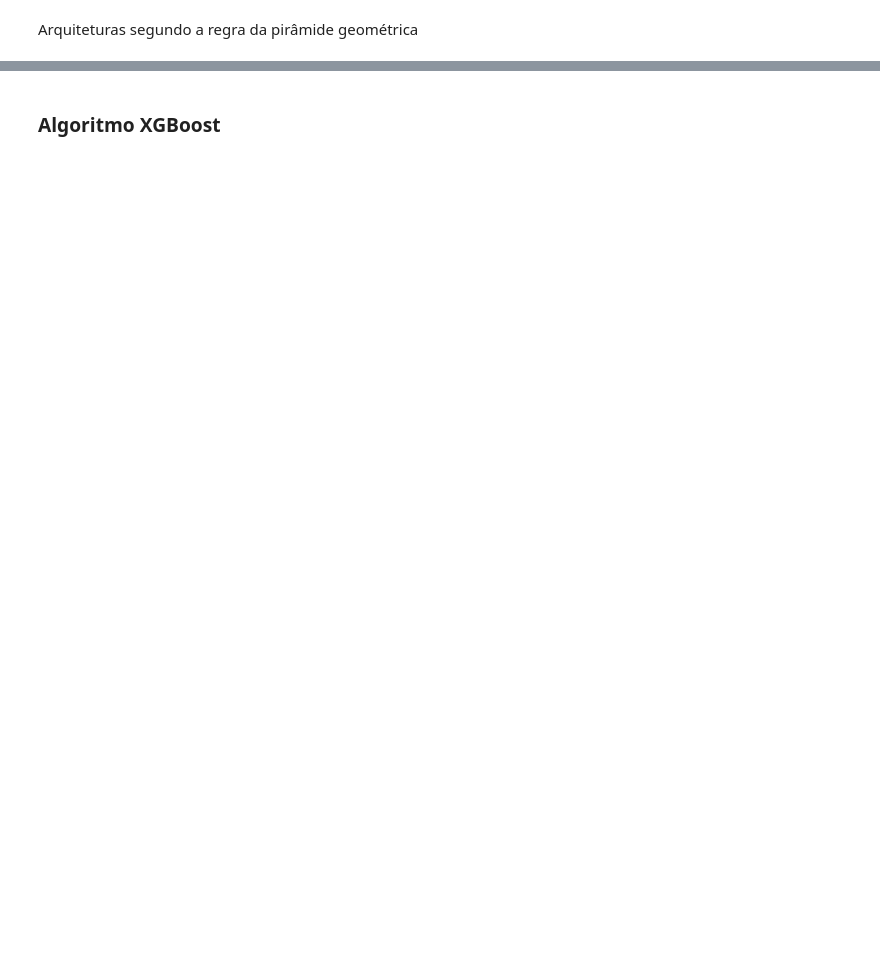
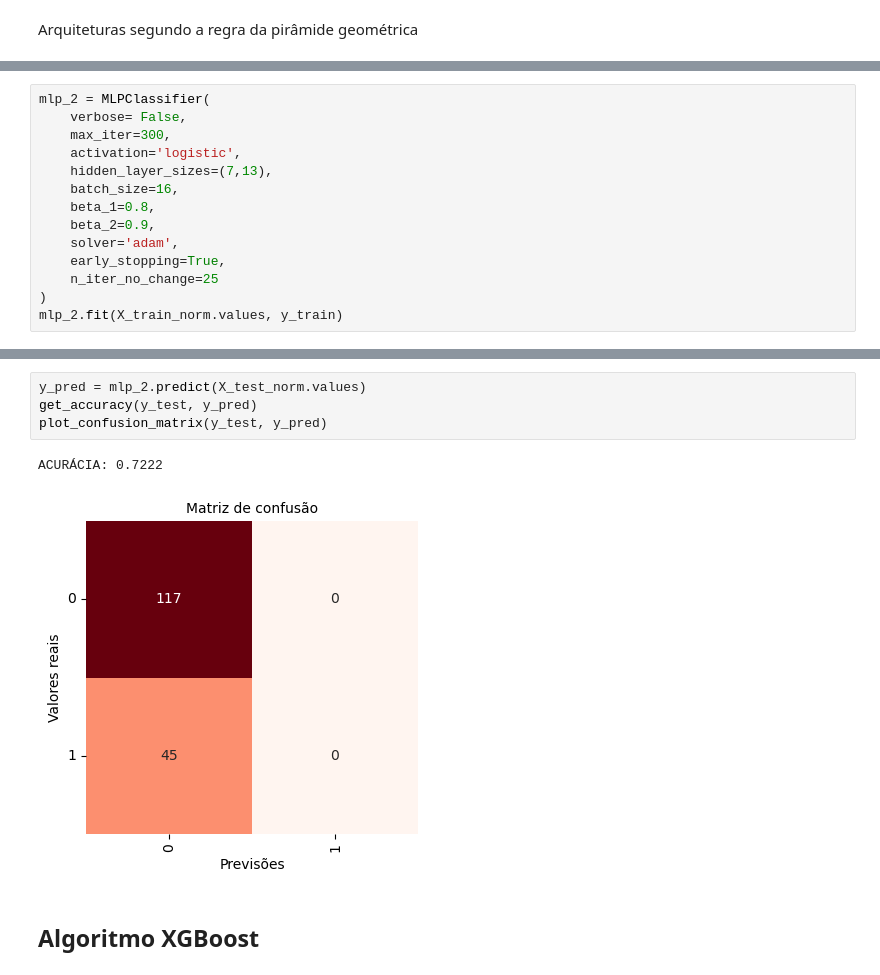
Before and after one commit to melinnediniz/RNA-AA3, a Jupyter notebook: build_model.ipynb, the cells around one changed output, grey strips where cells are left out. Cells and saved outputs as stored; diff of their text form; blank space fills up the shorter version.

```diff
--- a/build_model.ipynb
+++ b/build_model.ipynb
@@ -217,0 +254,14 @@ param_grid_mlp = {
+# %%
+mlp_2 = MLPClassifier(
+    verbose= False,
+    max_iter=300,
+    activation='logistic',
+    hidden_layer_sizes=(7,13),
+    batch_size=16,
+    beta_1=0.8,
+    beta_2=0.9,
+    solver='adam',
+    early_stopping=True,
+    n_iter_no_change=25
+)
+mlp_2.fit(X_train_norm.values, y_train)
@@ -222,3 +299,10 @@ grid_mlp = GridSearchCV(MLPClassifier(), param_grid, verbose=1, cv=5 n_jobs=-1,
+# %%
+y_pred = mlp_2.predict(X_test_norm.values)
+get_accuracy(y_test, y_pred)
+plot_confusion_matrix(y_test, y_pred)
+# %% [output]
+ACURÁCIA: 0.7222
+[figure, added]
 # %% [markdown]
-### Algoritmo XGBoost
+## Algoritmo XGBoost
 # %%
```
Also changed, not shown: parts of 31 cells of this notebook, 2 other files.
